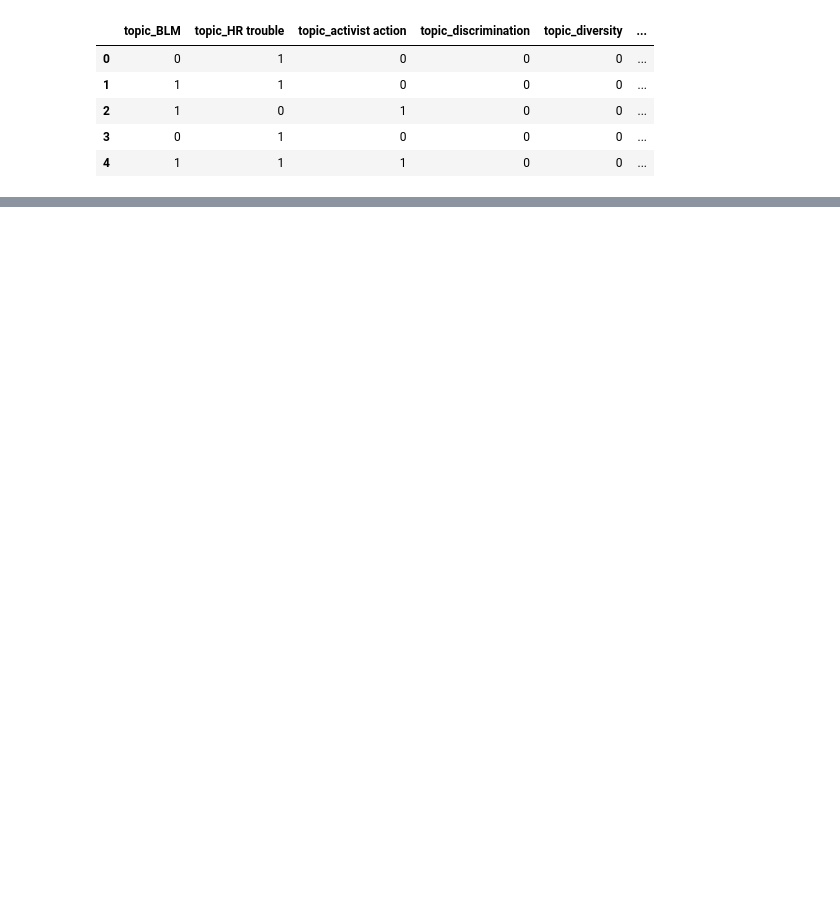
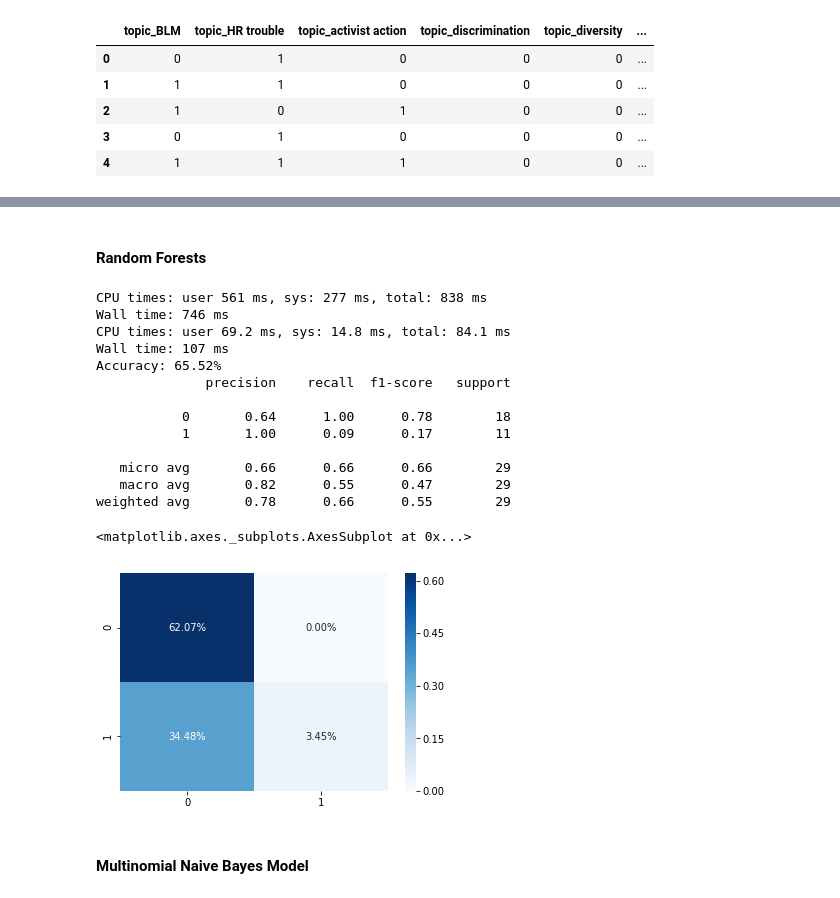
Before and after one commit to robinlli/Police_Shooting_Reddit, a Jupyter notebook: Machine Learning.ipynb, the cells around one changed output, grey strips where cells are left out. Drawn from its saved outputs; the diff is of its cells as text; code cells hidden in the pictures; blank space fills up the shorter version.

```diff
--- a/Machine Learning.ipynb
+++ b/Machine Learning.ipynb
@@ -234 +231,35 @@ X_train2, X_test2, y_train2, y_test2 = train_test_split(X_d, y_d, test_size=0.3,
+# %% [markdown]
+#### Random Forests
+# %%
+from sklearn.ensemble import RandomForestClassifier
+
+model = RandomForestClassifier(n_estimators= 500, n_jobs=-1, max_depth=5, random_state=8, class_weight='balanced')
+
+%time model.fit(X_train, y_train)
+%time y_pred = model.predict(X_test)
+accuracy = accuracy_score(y_test, y_pred)
+print("Accuracy: %.2f%%" % (accuracy * 100.0))
+cm=metrics.confusion_matrix(y_test, y_pred)
+print(metrics.classification_report(y_test, y_pred))
+cm
+sns.heatmap(cm/np.sum(cm), annot=True,
+            fmt='.2%', cmap='Blues')
+# %% [output]
+CPU times: user 561 ms, sys: 277 ms, total: 838 ms
+Wall time: 746 ms
+CPU times: user 69.2 ms, sys: 14.8 ms, total: 84.1 ms
+Wall time: 107 ms
+Accuracy: 65.52%
+              precision    recall  f1-score   support
+
+           0       0.64      1.00      0.78        18
+           1       1.00      0.09      0.17        11
+
+   micro avg       0.66      0.66      0.66        29
+   macro avg       0.82      0.55      0.47        29
+weighted avg       0.78      0.66      0.55        29
+<matplotlib.axes._subplots.AxesSubplot at 0x...>
+[figure, added]
+# %% [markdown]
+#### Multinomial Naive Bayes Model
 # %%
```
Also changed, not shown: parts of 12 cells of this notebook, 1 other file.
